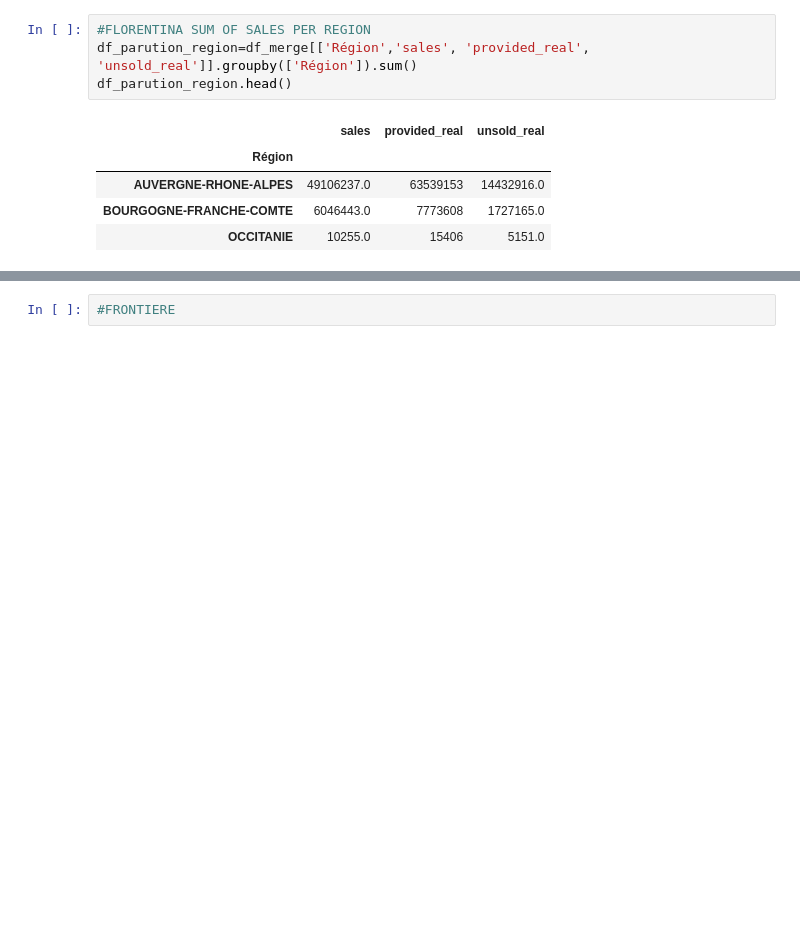
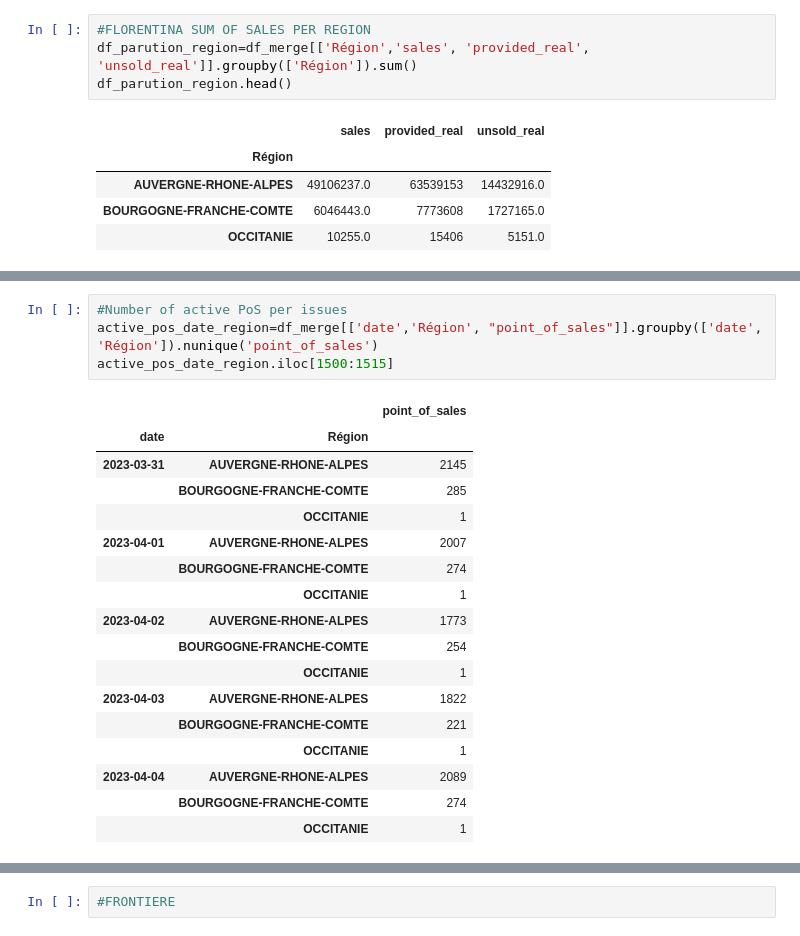
Before and after one commit to alexdoss/git_practivce, a Jupyter notebook: xray_weekday_config.ipynb, the cells around one changed output, grey strips where cells are left out. Saved outputs shown, nothing was run; the diff lists cells and outputs as text; blank space fills up the shorter version.

```diff
--- a/xray_weekday_config.ipynb
+++ b/xray_weekday_config.ipynb
@@ -105,0 +111,22 @@ parutions_per_region.head()
+# %%
+#Number of active PoS per issues
+active_pos_date_region=df_merge[['date','Région', "point_of_sales"]].groupby(['date', 'Région']).nunique('point_of_sales')
+active_pos_date_region.iloc[1500:1515]
+# %% [output]
+|  |  | point_of_sales |
+| date | Région |  |
+| 2023-03-31 | AUVERGNE-RHONE-ALPES | 2145 |
+|  | BOURGOGNE-FRANCHE-COMTE | 285 |
+|  | OCCITANIE | 1 |
+| 2023-04-01 | AUVERGNE-RHONE-ALPES | 2007 |
+|  | BOURGOGNE-FRANCHE-COMTE | 274 |
+|  | OCCITANIE | 1 |
+| 2023-04-02 | AUVERGNE-RHONE-ALPES | 1773 |
+|  | BOURGOGNE-FRANCHE-COMTE | 254 |
+|  | OCCITANIE | 1 |
+| 2023-04-03 | AUVERGNE-RHONE-ALPES | 1822 |
+|  | BOURGOGNE-FRANCHE-COMTE | 221 |
+|  | OCCITANIE | 1 |
+| 2023-04-04 | AUVERGNE-RHONE-ALPES | 2089 |
+|  | BOURGOGNE-FRANCHE-COMTE | 274 |
+|  | OCCITANIE | 1 |
```
Also changed, not shown: parts of 9 cells of this notebook.
